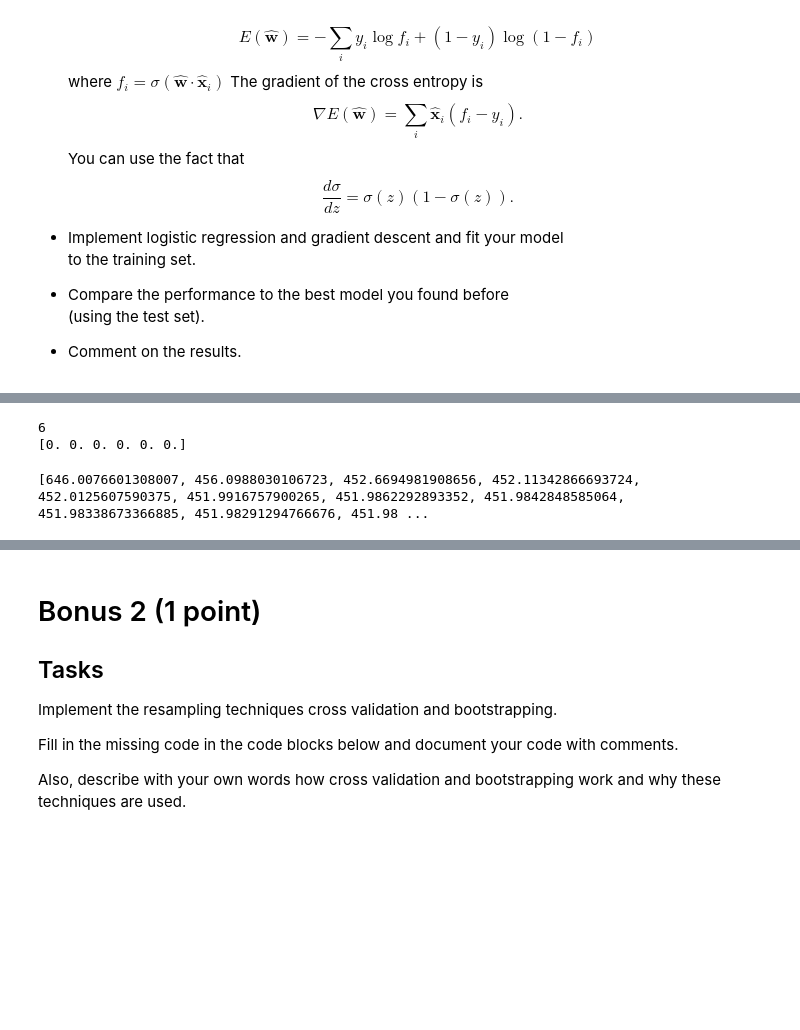
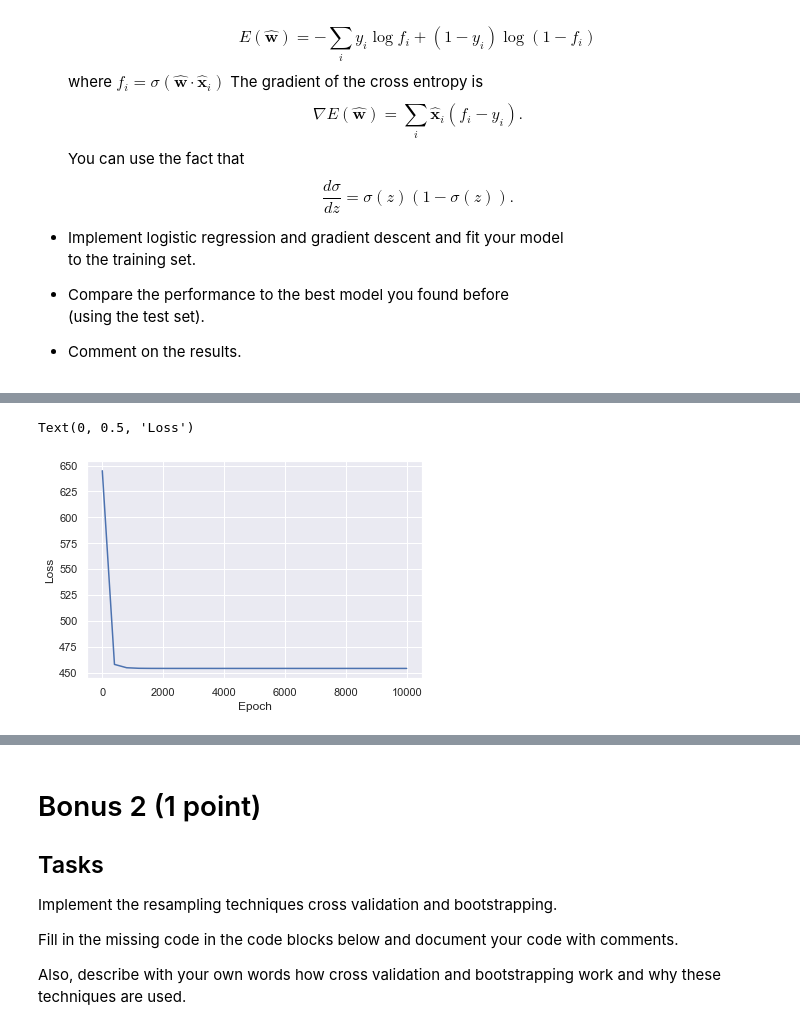
Before and after one commit to klashenriksson/modsim, a Jupyter notebook: lab4/MLA.ipynb, the cells around one changed output, grey strips where cells are left out. Drawn from its saved outputs; the diff is of its cells as text; code cells hidden in the pictures; blank space fills up the shorter version.

```diff
--- a/lab4/MLA.ipynb
+++ b/lab4/MLA.ipynb
@@ -618,14 +625,15 @@ def train(X, y, w, b, alpha=0.001, epochs=10000):
         the optimized bias
     """
 
-    loss = []
+    loss = ([], [])
 
     for e in range(epochs):
         w, b = update(X,y,w,b,alpha)
 
         if e % 400 == 0 or e == epochs-1:
             l = error(X,y,w,b)
-            loss.append(l)
+            loss[0].append(e)
+            loss[1].append(l)
 
     return w, b, loss
 # %%
@@ -637,11 +645,12 @@ b0 = 0.0
 
 # Train the model
 w, b, loss = train(X_train, y_train, w0, b0)
-# %% [output]
-6
-[0. 0. 0. 0. 0. 0.]
-# %%
-print(loss)
-# %% [output]
-[646.0076601308007, 456.0988030106723, 452.6694981908656, 452.11342866693724, 452.0125607590375, 451.9916757900265, 451.9862292893352, 451.9842848585064, 451.98338673366885, 451.98291294766676, 451.98 ...
+# %%
+# Plot loss curve
+plt.plot(loss[0], loss[1])
+plt.xlabel("Epoch")
+plt.ylabel("Loss")
+# %% [output]
+Text(0, 0.5, 'Loss')
+[figure, added]
 # %%
```
Also changed, not shown: parts of 7 cells of this notebook, 1 other file.
